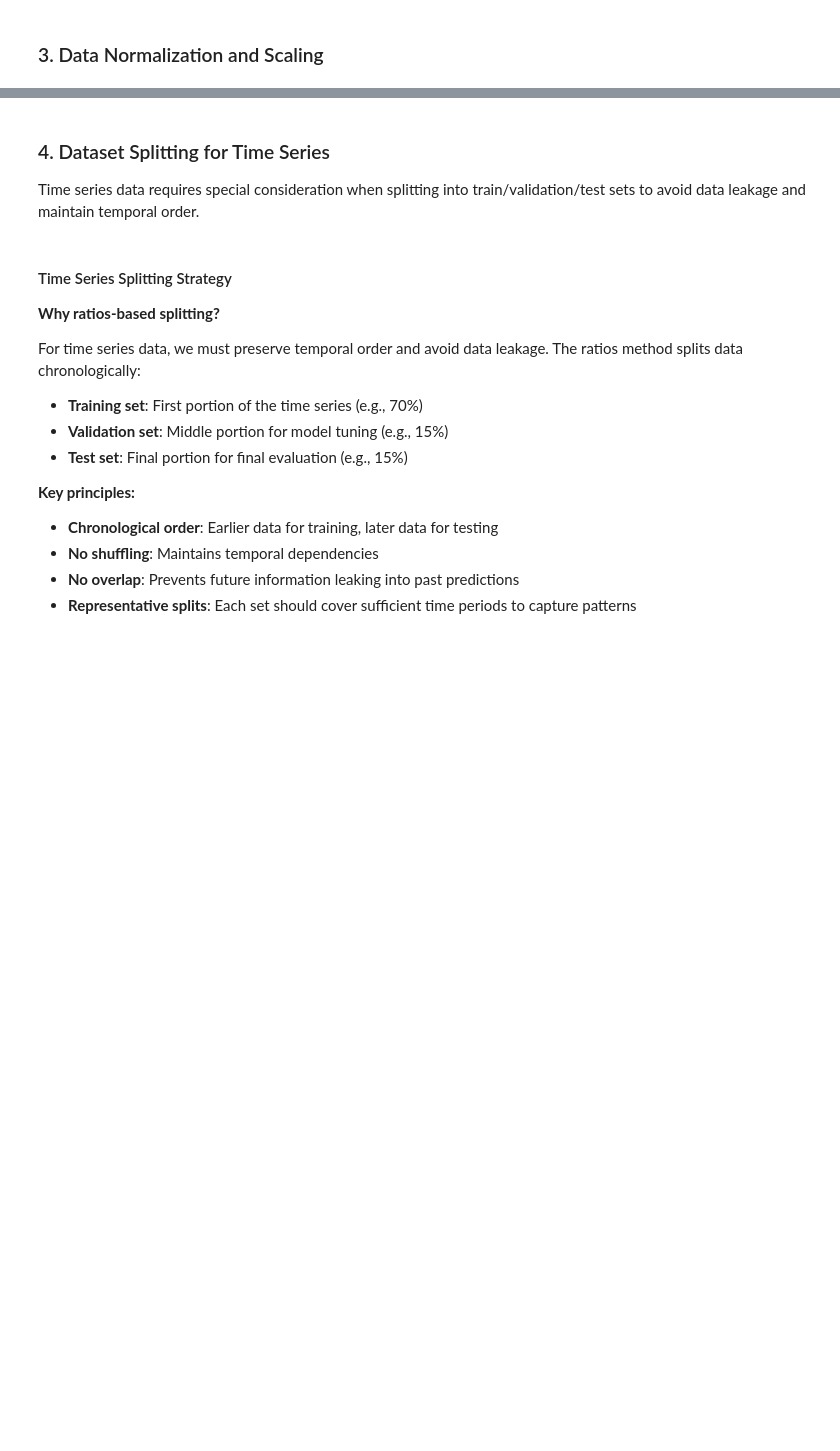
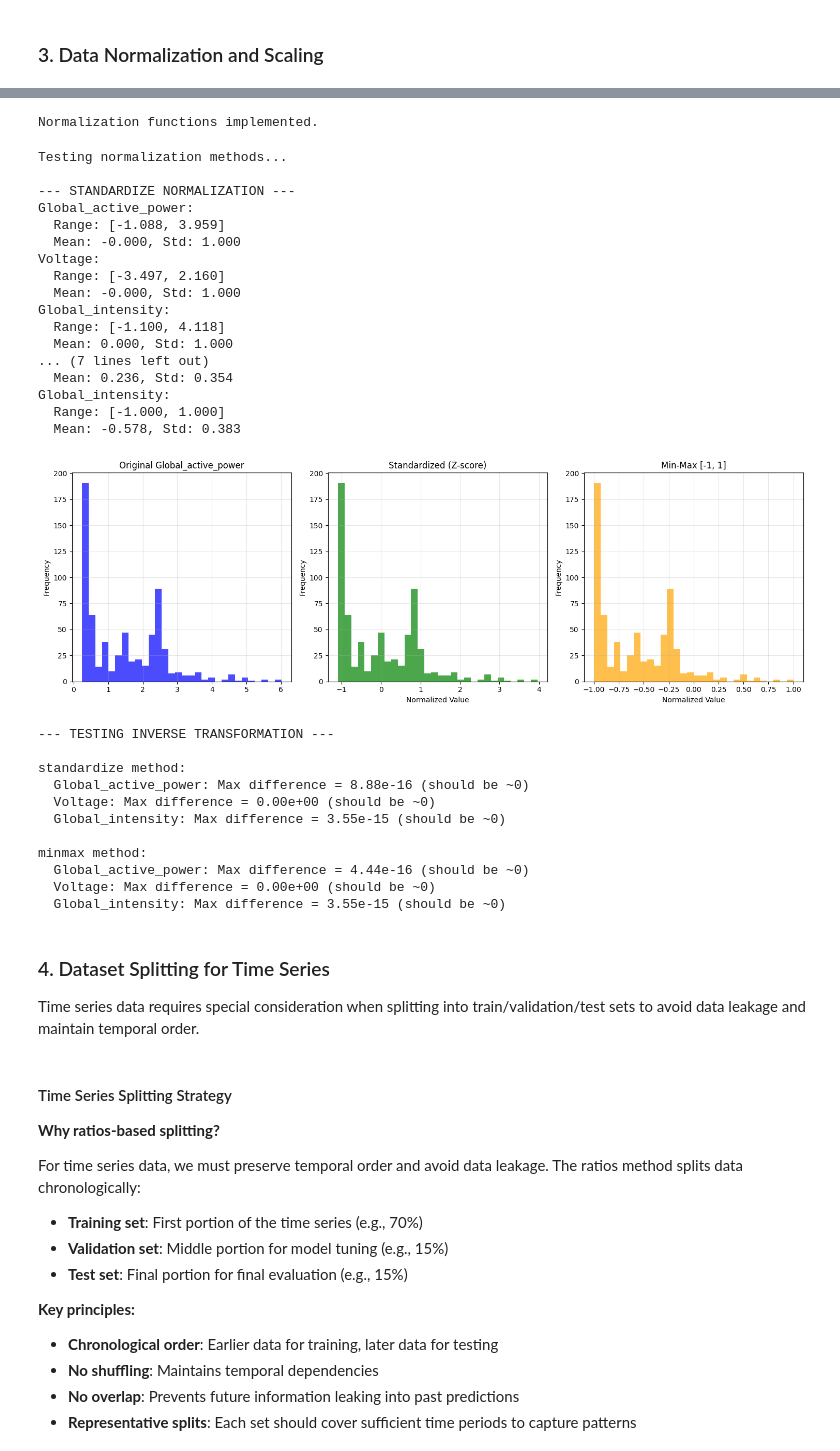
Before and after one commit to giulatona/iecon2025_tutorial, a Jupyter notebook: notebooks/02_preprocessing_windowing_features.ipynb, the cells around one changed output, grey strips where cells are left out. Drawn from its saved outputs; the diff is of its cells as text; code cells hidden in the pictures; blank space fills up the shorter version.

```diff
--- a/notebooks/02_preprocessing_windowing_features.ipynb
+++ b/notebooks/02_preprocessing_windowing_features.ipynb
@@ -325,7 +299,7 @@ Feature normalization is crucial for time series forecasting models to ensure al
 - **Inverse transformation**: Essential for interpreting model predictions
 - **Feature selection**: Automatically excludes binary indicators and cyclical features already in proper ranges
 # %%
-def normalize_features(df, method='standardize', columns=None, scaler_params=None):
+def normalize_features(df, method='minmax', columns=None, scaler_params=None):
     """
     Normalize features using standardization or min-max scaling.
 
@@ -385,10 +359,10 @@ def normalize_features(df, method='standardize', columns=None, scaler_params=Non
                 min_val = scaler_params[col]['min']
                 max_val = scaler_params[col]['max']
 
-            # Min-max normalization: (x - min) / (max - min)
+            # Min-max normalization to [-1, 1]: 2 * (x - min) / (max - min) - 1
             range_val = max_val - min_val
             if range_val > 0:
-                df_norm[col] = (df_norm[col] - min_val) / range_val
+                df_norm[col] = 2 * (df_norm[col] - min_val) / range_val - 1
             else:
                 df_norm[col] = 0  # Handle constant columns
 
@@ -418,13 +392,13 @@ def inverse_normalize_features(df_norm, scaler_params):
             df_orig[col] = df_orig[col] * params['std'] + params['mean']
 
         elif method == 'minmax':
-            # Inverse min-max: x * (max - min) + min
+            # Inverse min-max from [-1, 1]: (x + 1) * (max - min) / 2 + min
             range_val = params['max'] - params['min']
-            df_orig[col] = df_orig[col] * range_val + params['min']
+            df_orig[col] = (df_orig[col] + 1) * range_val / 2 + params['min']
 
     return df_orig
-
-print("Normalization functions implemented.")
+# %% [output]
+Normalization functions implemented.
 # %%
 # Example: Demonstrate normalization methods
 print("Testing normalization methods...")
@@ -483,51 +457,66 @@ axes[1].set_xlabel('Normalized Value')
 axes[1].set_ylabel('Frequency')
 axes[1].grid(True, alpha=0.3)
 
-# Min-Max [0, 1]
+# Min-Max [-1, 1]
 minmax_01 = results['minmax']['data'][col_to_plot].dropna()
 axes[2].hist(minmax_01, bins=30, alpha=0.7, color='orange')
-axes[2].set_title(f'Min-Max [0, 1]')
+axes[2].set_title(f'Min-Max [-1, 1]')
 axes[2].set_xlabel('Normalized Value')
 axes[2].set_ylabel('Frequency')
 axes[2].grid(True, alpha=0.3)
 
 plt.tight_layout()
 plt.show()
 
 # Test inverse transformation
 print("\n--- TESTING INVERSE TRANSFORMATION ---")
 for method in methods:
     print(f"\n{method} method:")
     normalized_data = results[method]['data']
     scaler_params = results[method]['params']
 
     # Apply inverse transformation
     restored_data = inverse_normalize_features(normalized_data, scaler_params)
 
     # Compare original vs restored
     for col in target_columns:
         if col in sample_data.columns:
             original = sample_data[col].dropna()
             restored = restored_data[col].dropna()
 
             # Calculate difference (should be very small due to floating point precision)
             max_diff = abs(original - restored).max()
             print(f"  {col}: Max difference = {max_diff:.2e} (should be ~0)")
-
-# Show transformation ranges
-print(f"\n--- FEATURE RANGES AFTER NORMALIZATION ---")
-for method in methods:
-    print(f"\n{method.upper()} method:")
-    normalized_sample = results[method]['data']
-    for col in target_columns:
-        if col in normalized_sample.columns:
-            min_val = normalized_sample[col].min()
-            max_val = normalized_sample[col].max()
-            mean_val = normalized_sample[col].mean()
-            std_val = normalized_sample[col].std()
-            print(f"  {col:20s}: [{min_val:6.3f}, {max_val:6.3f}], mean={mean_val:6.3f}, std={std_val:6.3f}")
-
-print(f"\nNormalization demonstration completed!")
+# %% [output]
+Testing normalization methods...
+
+--- STANDARDIZE NORMALIZATION ---
+Global_active_power:
+  Range: [-1.088, 3.959]
+  Mean: -0.000, Std: 1.000
+Voltage:
+  Range: [-3.497, 2.160]
+  Mean: -0.000, Std: 1.000
+Global_intensity:
+  Range: [-1.100, 4.118]
+  Mean: 0.000, Std: 1.000
+... (7 lines left out)
+  Mean: 0.236, Std: 0.354
+Global_intensity:
+  Range: [-1.000, 1.000]
+  Mean: -0.578, Std: 0.383
+[figure, added]
+--- TESTING INVERSE TRANSFORMATION ---
+
+standardize method:
+  Global_active_power: Max difference = 8.88e-16 (should be ~0)
+  Voltage: Max difference = 0.00e+00 (should be ~0)
+  Global_intensity: Max difference = 3.55e-15 (should be ~0)
+
+minmax method:
+  Global_active_power: Max difference = 4.44e-16 (should be ~0)
+  Voltage: Max difference = 0.00e+00 (should be ~0)
+  Global_intensity: Max difference = 3.55e-15 (should be ~0)
 # %% [markdown]
 ### 4. Dataset Splitting for Time Series
 
```
Also changed, not shown: parts of 18 cells of this notebook.
